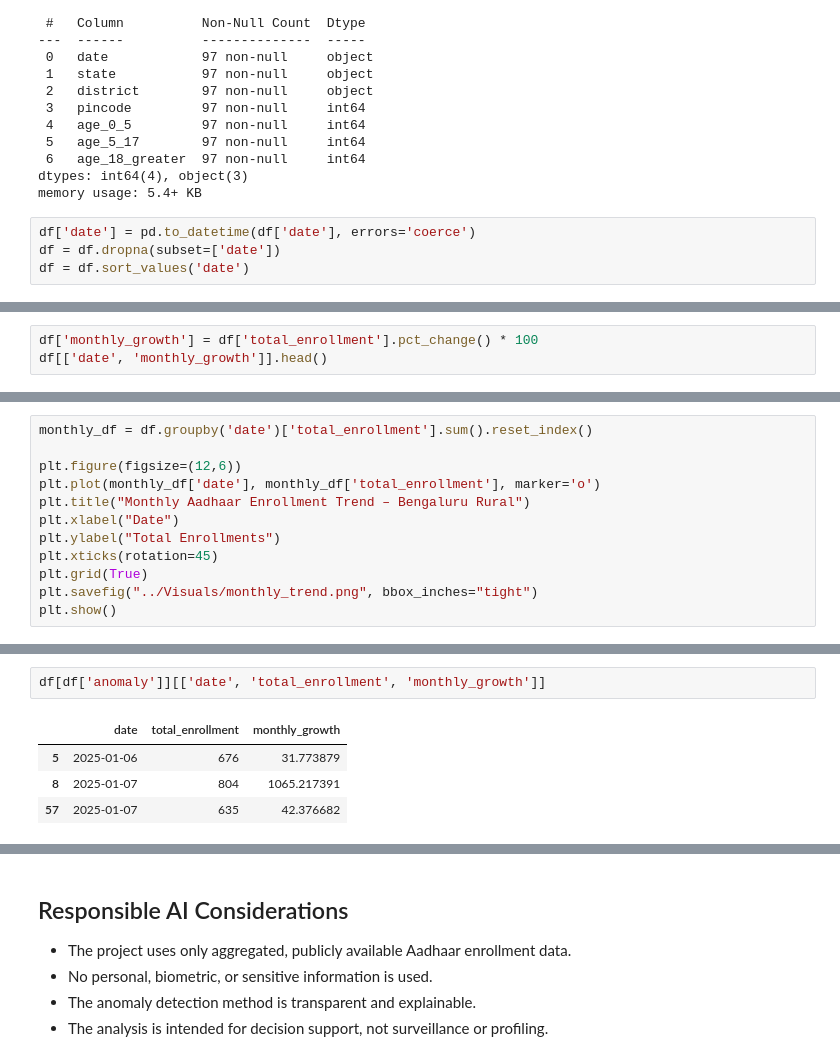
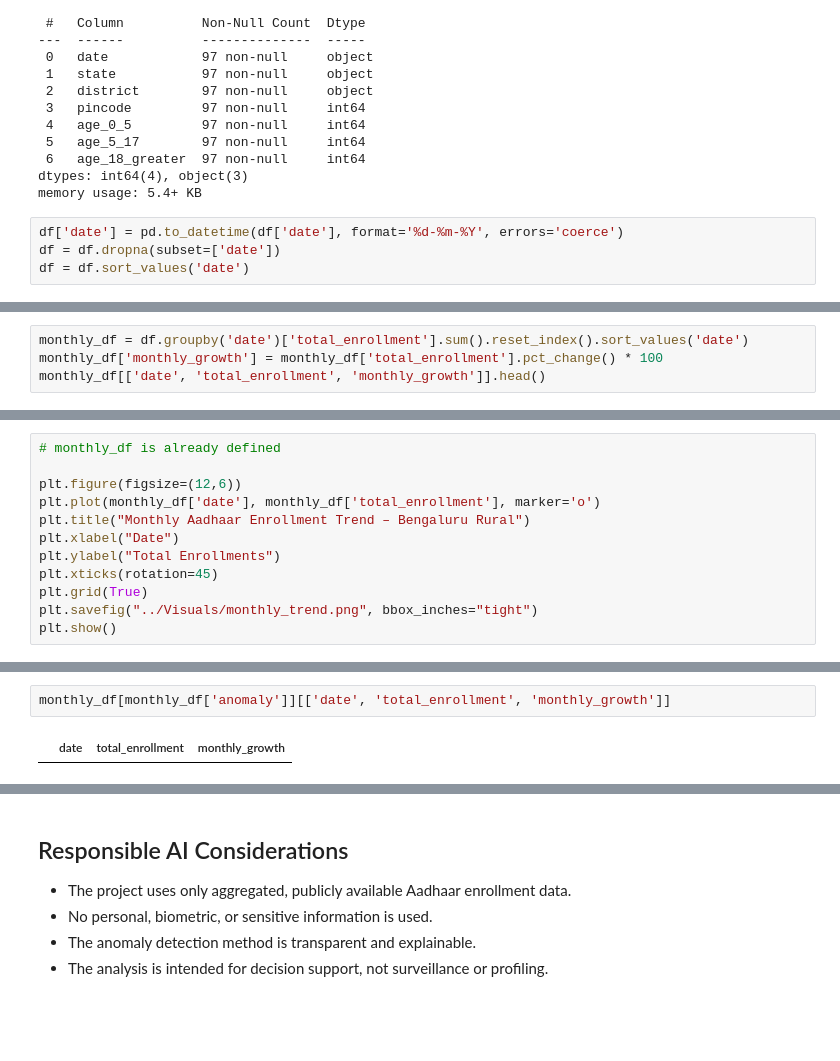
Before and after one commit to VinodhKumar-G/Aadhar-Enrollment-Anomaly-Detection, a Jupyter notebook: Notebook/Analysis.ipynb, the cells around one changed output, grey strips where cells are left out. Cells and saved outputs as stored; diff of their text form; blank space fills up the shorter version.

Commit message:
Update anomaly detection analysis with Isolation Forest

```diff
--- a/Notebook/Analysis.ipynb
+++ b/Notebook/Analysis.ipynb
@@ -38,7 +38,7 @@ Data columns (total 7 columns):
 dtypes: int64(4), object(3)
 memory usage: 5.4+ KB
 # %%
-df['date'] = pd.to_datetime(df['date'], errors='coerce')
+df['date'] = pd.to_datetime(df['date'], format='%d-%m-%Y', errors='coerce')
 df = df.dropna(subset=['date'])
 df = df.sort_values('date')
 # %%
@@ -59,4 +59,5 @@ df[['date', 'total_enrollment']].head()
 # %%
-df['monthly_growth'] = df['total_enrollment'].pct_change() * 100
-df[['date', 'monthly_growth']].head()
+monthly_df = df.groupby('date')['total_enrollment'].sum().reset_index().sort_values('date')
+monthly_df['monthly_growth'] = monthly_df['total_enrollment'].pct_change() * 100
+monthly_df[['date', 'total_enrollment', 'monthly_growth']].head()
 # %% [output]
@@ -69,5 +69,5 @@ df[['date', 'monthly_growth']].head()
 # %%
-monthly_df = df.groupby('date')['total_enrollment'].sum().reset_index()
+# monthly_df is already defined
 
 plt.figure(figsize=(12,6))
 plt.plot(monthly_df['date'], monthly_df['total_enrollment'], marker='o')
@@ -137,7 +137,4 @@ plt.show()
 # %%
-df[df['anomaly']][['date', 'total_enrollment', 'monthly_growth']]
+monthly_df[monthly_df['anomaly']][['date', 'total_enrollment', 'monthly_growth']]
 # %% [output]
 |  | date | total_enrollment | monthly_growth |
-| 5 | 2025-01-06 | 676 | 31.773879 |
-| 8 | 2025-01-07 | 804 | 1065.217391 |
-| 57 | 2025-01-07 | 635 | 42.376682 |
```
Also changed, not shown: parts of 10 cells of this notebook, 5 other files.
